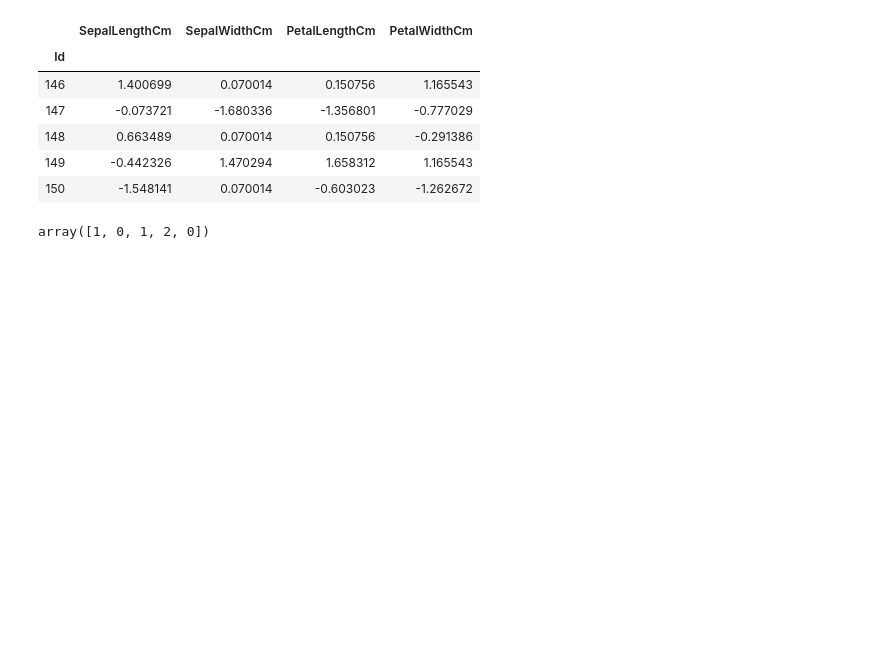
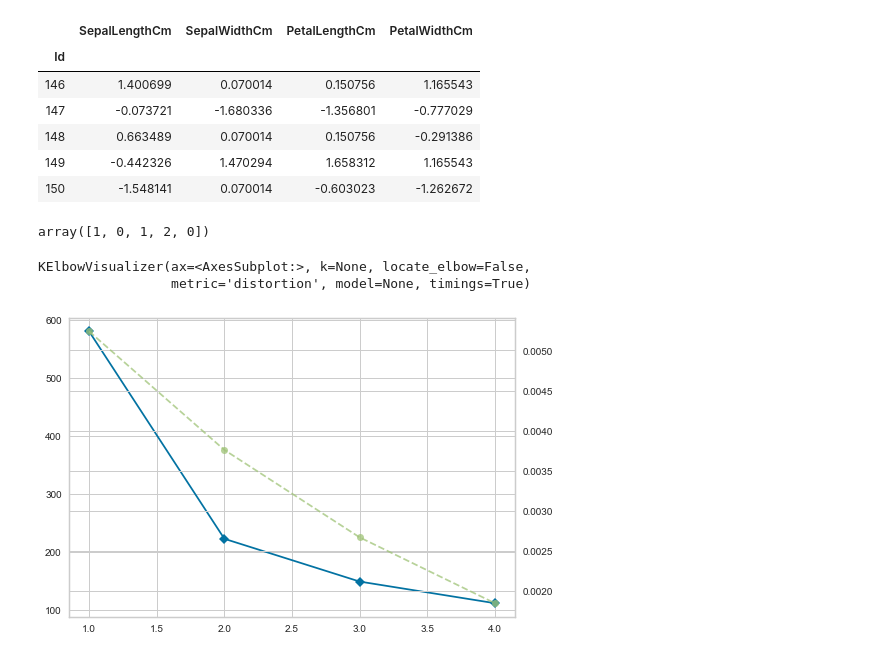
Before and after one commit to lauren-esser/Hierarchial_Clustering_Practice, a Jupyter notebook: Hierarchal Clustering Practice.ipynb, the cells around one changed output. Saved outputs shown, nothing was run; the diff lists cells and outputs as text; code cells hidden in the pictures; blank space fills up the shorter version.

```diff
--- a/Hierarchal Clustering Practice.ipynb
+++ b/Hierarchal Clustering Practice.ipynb
@@ -423,0 +428,7 @@ array([1, 0, 1, 2, 0])
+# %%
+visualizer = KElbowVisualizer(model, k = (1,5), locate_elbow = False)
+visualizer.fit(X)
+# %% [output]
+KElbowVisualizer(ax=<AxesSubplot:>, k=None, locate_elbow=False,
+                 metric='distortion', model=None, timings=True)
+[figure, added]
```
Also changed, not shown: parts of 20 cells of this notebook, 2 other files.
